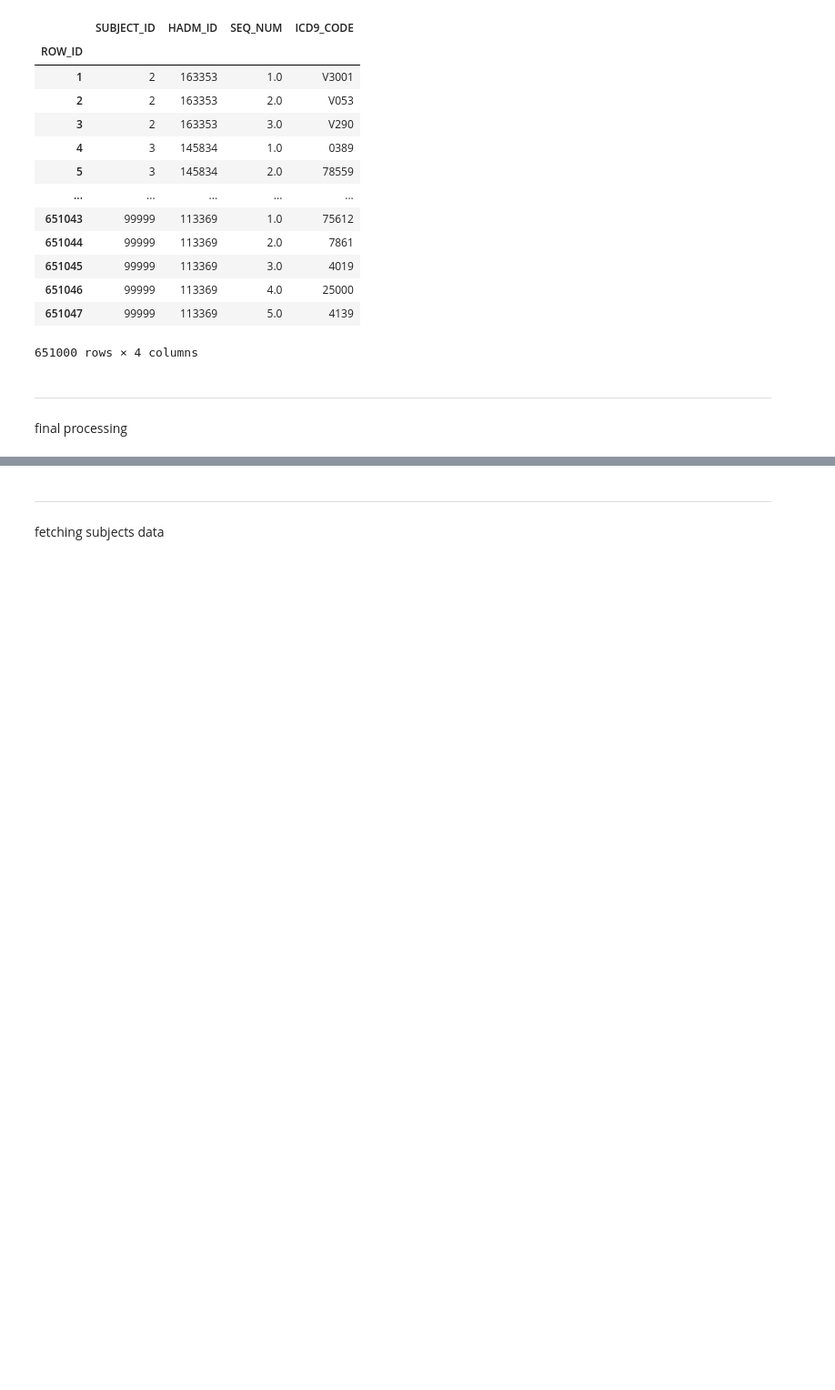
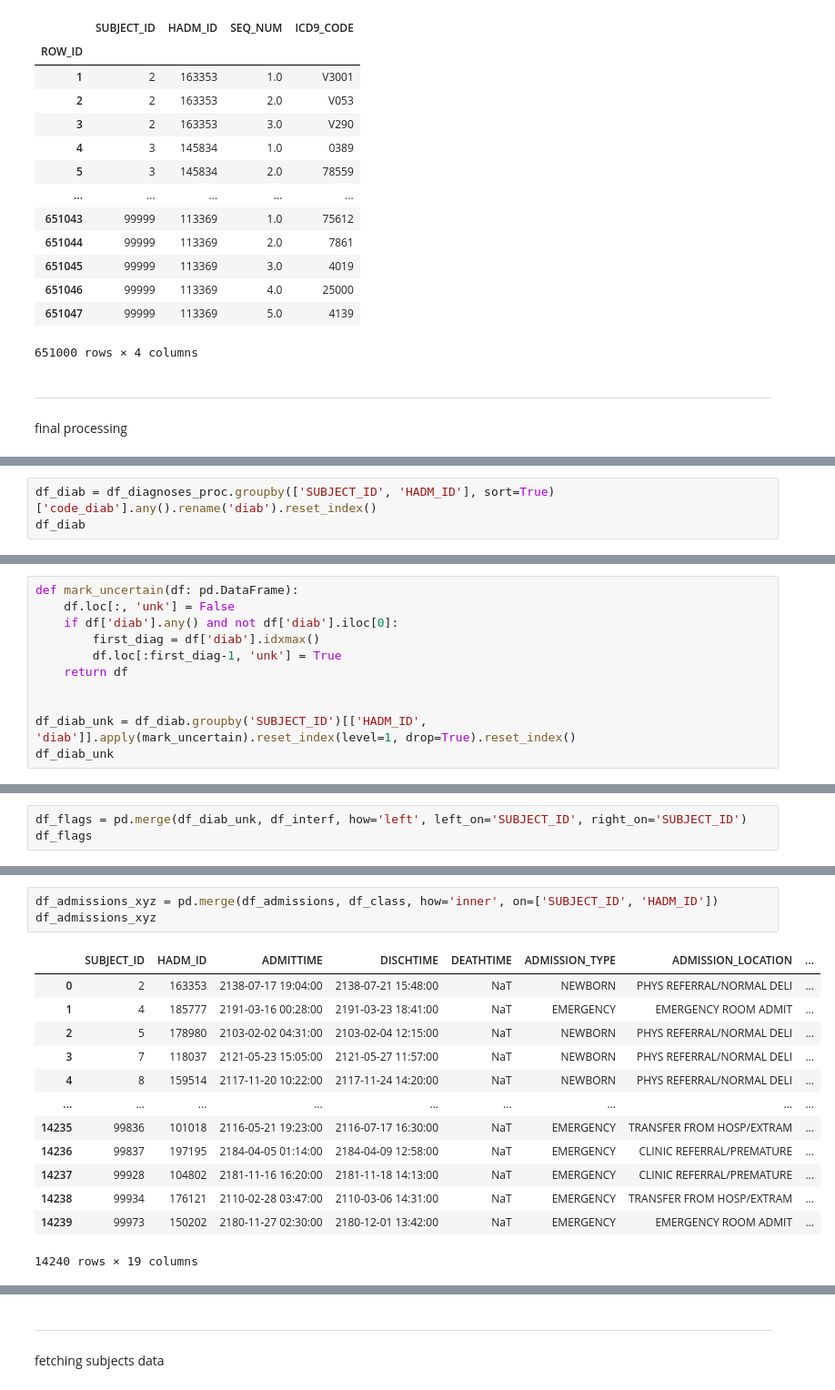
Before and after one commit to thvlio/masters-research, a Jupyter notebook: select.ipynb, the cells around one changed output, grey strips where cells are left out. Shown at 91% size. Drawn from its saved outputs; the diff is of its cells as text; blank space fills up the shorter version.

```diff
--- a/select.ipynb
+++ b/select.ipynb
@@ -357,0 +226,3 @@ df_subjects
+# %%
+df_diab = df_diagnoses_proc.groupby(['SUBJECT_ID', 'HADM_ID'], sort=True)['code_diab'].any().rename('diab').reset_index()
+df_diab
@@ -357,0 +245,11 @@ df_subjects
+# %%
+def mark_uncertain(df: pd.DataFrame):
+    df.loc[:, 'unk'] = False
+    if df['diab'].any() and not df['diab'].iloc[0]:
+        first_diag = df['diab'].idxmax()
+        df.loc[:first_diag-1, 'unk'] = True
+    return df
+
+
+df_diab_unk = df_diab.groupby('SUBJECT_ID')[['HADM_ID', 'diab']].apply(mark_uncertain).reset_index(level=1, drop=True).reset_index()
+df_diab_unk
@@ -357,0 +270,3 @@ df_subjects
+# %%
+df_flags = pd.merge(df_diab_unk, df_interf, how='left', left_on='SUBJECT_ID', right_on='SUBJECT_ID')
+df_flags
@@ -357,0 +334,17 @@ df_subjects
+# %%
+df_admissions_xyz = pd.merge(df_admissions, df_class, how='inner', on=['SUBJECT_ID', 'HADM_ID'])
+df_admissions_xyz
+# %% [output]
+|  | SUBJECT_ID | HADM_ID | ADMITTIME | DISCHTIME | DEATHTIME | ADMISSION_TYPE | ADMISSION_LOCATION | ... |
+| 0 | 2 | 163353 | 2138-07-17 19:04:00 | 2138-07-21 15:48:00 | NaT | NEWBORN | PHYS REFERRAL/NORMAL DELI | ... |
+| 1 | 4 | 185777 | 2191-03-16 00:28:00 | 2191-03-23 18:41:00 | NaT | EMERGENCY | EMERGENCY ROOM ADMIT | ... |
+| 2 | 5 | 178980 | 2103-02-02 04:31:00 | 2103-02-04 12:15:00 | NaT | NEWBORN | PHYS REFERRAL/NORMAL DELI | ... |
+| 3 | 7 | 118037 | 2121-05-23 15:05:00 | 2121-05-27 11:57:00 | NaT | NEWBORN | PHYS REFERRAL/NORMAL DELI | ... |
+| 4 | 8 | 159514 | 2117-11-20 10:22:00 | 2117-11-24 14:20:00 | NaT | NEWBORN | PHYS REFERRAL/NORMAL DELI | ... |
+| ... | ... | ... | ... | ... | ... | ... | ... | ... |
+| 14235 | 99836 | 101018 | 2116-05-21 19:23:00 | 2116-07-17 16:30:00 | NaT | EMERGENCY | TRANSFER FROM HOSP/EXTRAM | ... |
+| 14236 | 99837 | 197195 | 2184-04-05 01:14:00 | 2184-04-09 12:58:00 | NaT | EMERGENCY | CLINIC REFERRAL/PREMATURE | ... |
+| 14237 | 99928 | 104802 | 2181-11-16 16:20:00 | 2181-11-18 14:13:00 | NaT | EMERGENCY | CLINIC REFERRAL/PREMATURE | ... |
+| 14238 | 99934 | 176121 | 2110-02-28 03:47:00 | 2110-03-06 14:31:00 | NaT | EMERGENCY | TRANSFER FROM HOSP/EXTRAM | ... |
+| 14239 | 99973 | 150202 | 2180-11-27 02:30:00 | 2180-12-01 13:42:00 | NaT | EMERGENCY | EMERGENCY ROOM ADMIT | ... |
+14240 rows × 19 columns
```
Also changed, not shown: parts of 37 cells of this notebook.
